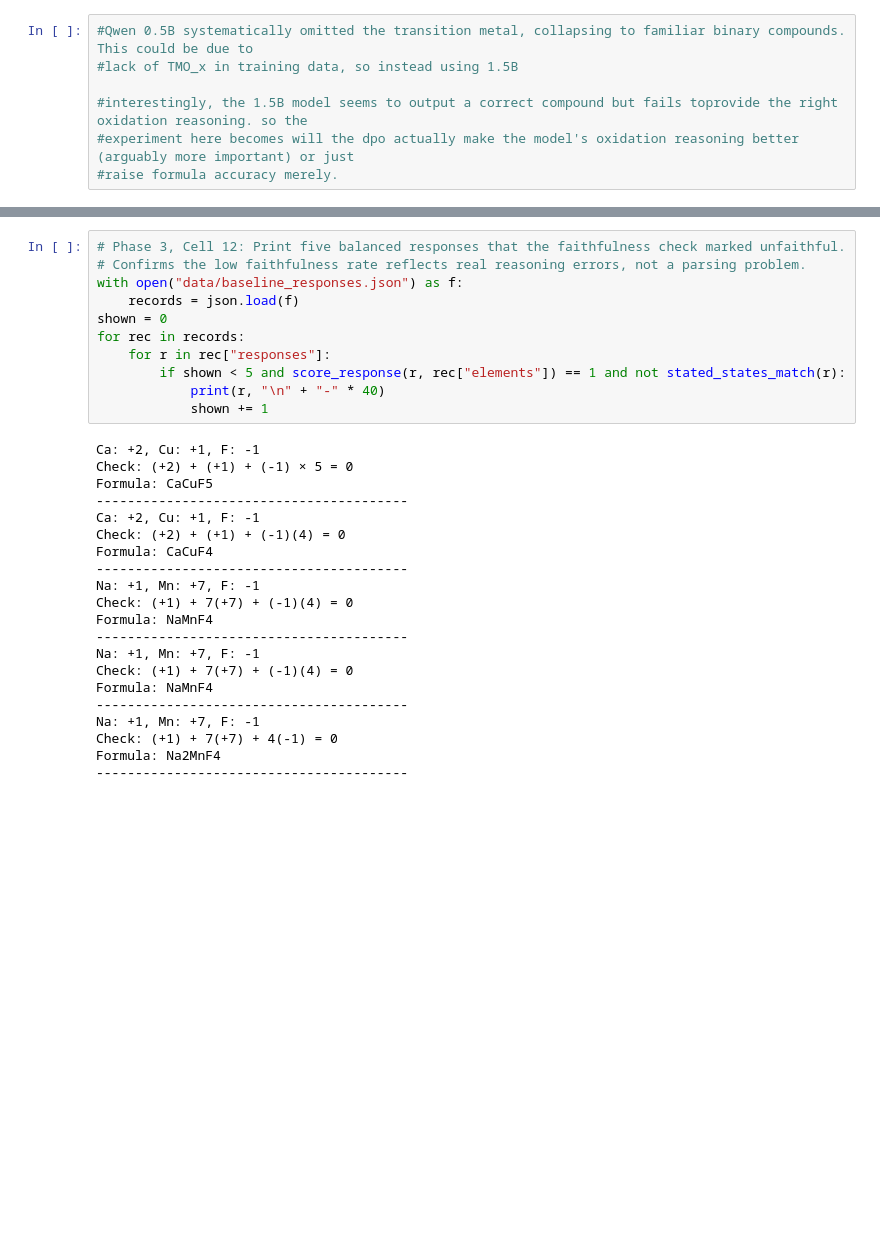
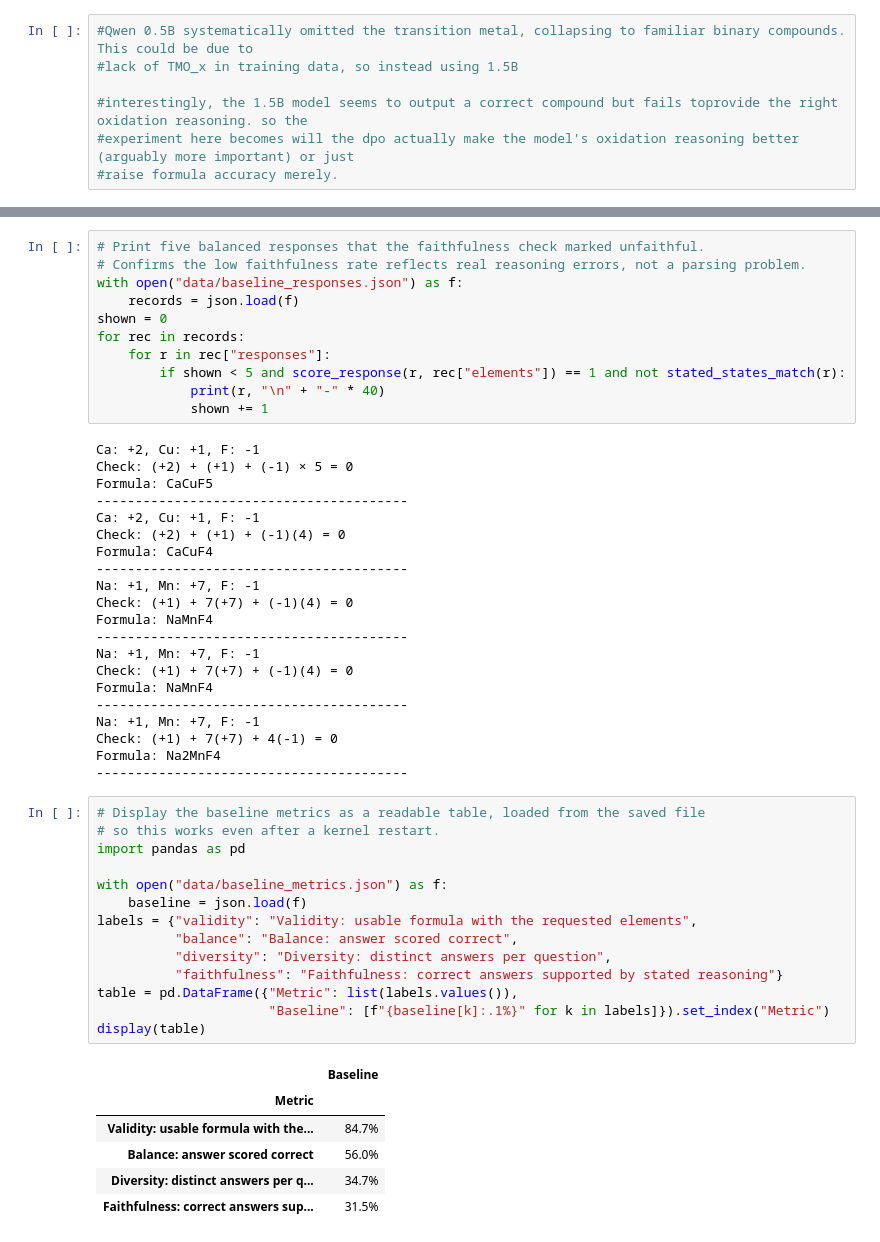
Before and after one commit to FlappyBird3/ValenceLLM, a Jupyter notebook: phase0_3_baseline.ipynb, the cells around one changed output, grey strips where cells are left out. Drawn from its saved outputs; the diff is of its cells as text; blank space fills up the shorter version.

```diff
--- a/phase0_3_baseline.ipynb
+++ b/phase0_3_baseline.ipynb
@@ -275,5 +285,5 @@ print(baseline)
 # %%
-# Phase 3, Cell 12: Print five balanced responses that the faithfulness check marked unfaithful.
+# Print five balanced responses that the faithfulness check marked unfaithful.
 # Confirms the low faithfulness rate reflects real reasoning errors, not a parsing problem.
 with open("data/baseline_responses.json") as f:
     records = json.load(f)
@@ -304,3 +314,24 @@ Na: +1, Mn: +7, F: -1
 Check: (+1) + 7(+7) + 4(-1) = 0
 Formula: Na2MnF4
 ----------------------------------------
+# %%
+# Display the baseline metrics as a readable table, loaded from the saved file
+# so this works even after a kernel restart.
+import pandas as pd
+
+with open("data/baseline_metrics.json") as f:
+    baseline = json.load(f)
+labels = {"validity": "Validity: usable formula with the requested elements",
+          "balance": "Balance: answer scored correct",
+          "diversity": "Diversity: distinct answers per question",
+          "faithfulness": "Faithfulness: correct answers supported by stated reasoning"}
+table = pd.DataFrame({"Metric": list(labels.values()),
+                      "Baseline": [f"{baseline[k]:.1%}" for k in labels]}).set_index("Metric")
+display(table)
+# %% [output]
+|  | Baseline |
+| Metric |  |
+| Validity: usable formula with the... | 84.7% |
+| Balance: answer scored correct | 56.0% |
+| Diversity: distinct answers per q... | 34.7% |
+| Faithfulness: correct answers sup... | 31.5% |
```
Also changed, not shown: parts of 21 cells of this notebook, 2 other files.
